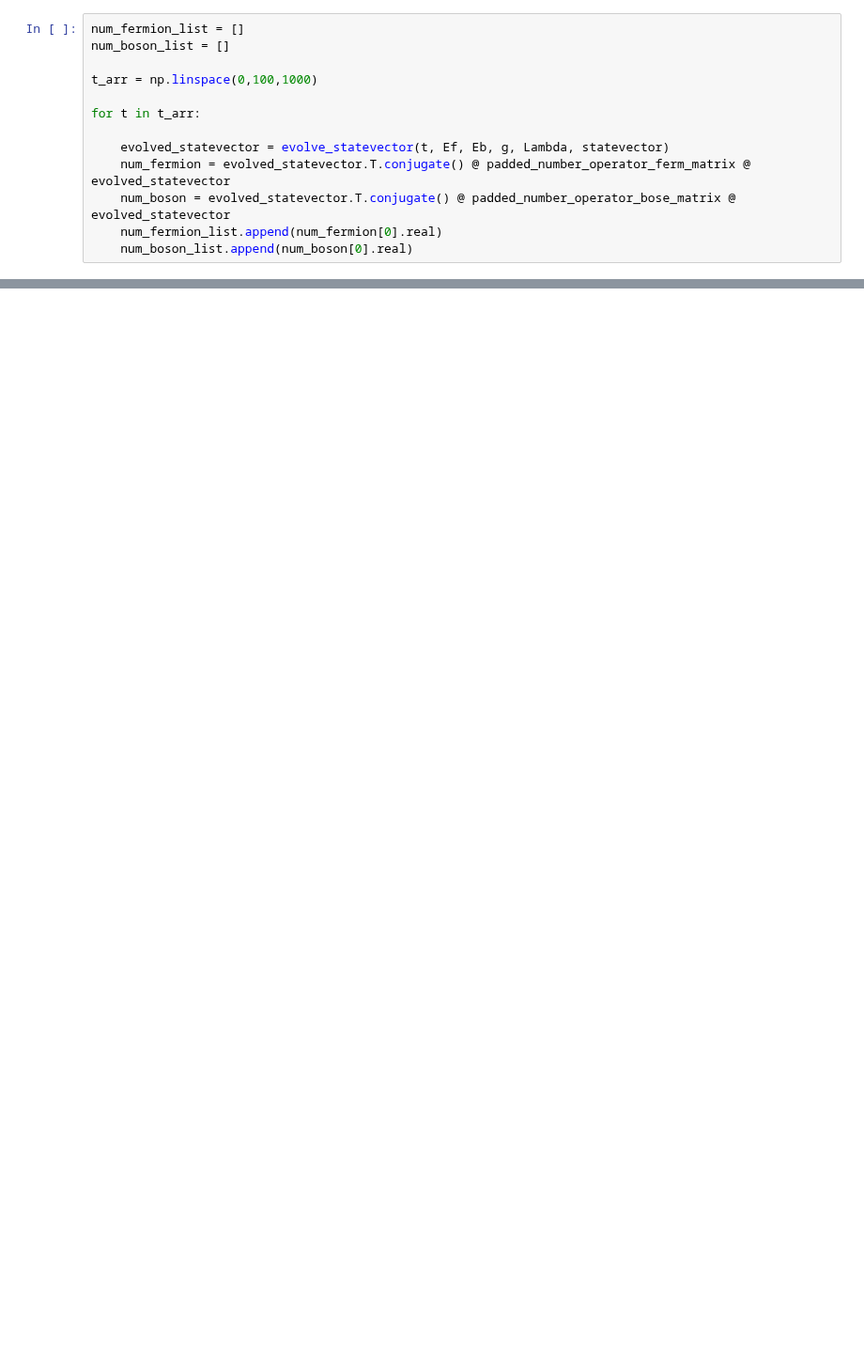
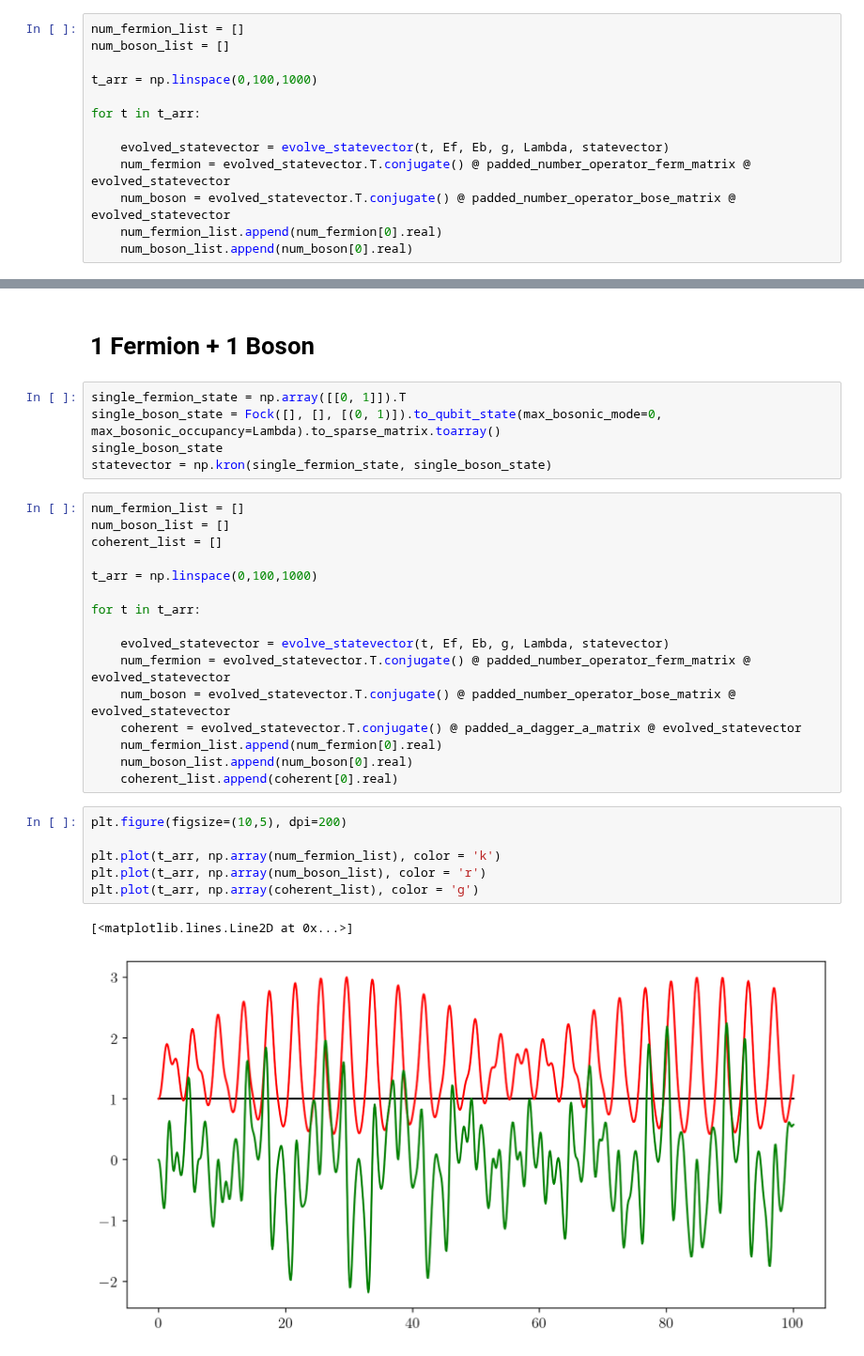
Before and after one commit to cgustin99/OpenParticle, a Jupyter notebook: models/Yukawa/static_yukawa_sv_sim.ipynb, the cells around one changed output, grey strips where cells are left out. Shown at 94% size. Saved outputs shown, nothing was run; the diff lists cells and outputs as text; blank space fills up the shorter version.

```diff
--- a/models/Yukawa/static_yukawa_sv_sim.ipynb
+++ b/models/Yukawa/static_yukawa_sv_sim.ipynb
@@ -227,0 +242,32 @@ R_theta_gate = phase_space_rotation_gate(Ef, t, Lambda)
+# %% [markdown]
+# 1 Fermion + 1 Boson
+# %%
+single_fermion_state = np.array([[0, 1]]).T
+single_boson_state = Fock([], [], [(0, 1)]).to_qubit_state(max_bosonic_mode=0, max_bosonic_occupancy=Lambda).to_sparse_matrix.toarray()
+single_boson_state
+statevector = np.kron(single_fermion_state, single_boson_state)
+# %%
+num_fermion_list = []
+num_boson_list = []
+coherent_list = []
+
+t_arr = np.linspace(0,100,1000)
+
+for t in t_arr:
+
+    evolved_statevector = evolve_statevector(t, Ef, Eb, g, Lambda, statevector)
+    num_fermion = evolved_statevector.T.conjugate() @ padded_number_operator_ferm_matrix @ evolved_statevector
+    num_boson = evolved_statevector.T.conjugate() @ padded_number_operator_bose_matrix @ evolved_statevector
+    coherent = evolved_statevector.T.conjugate() @ padded_a_dagger_a_matrix @ evolved_statevector
+    num_fermion_list.append(num_fermion[0].real)
+    num_boson_list.append(num_boson[0].real)
+    coherent_list.append(coherent[0].real)
+# %%
+plt.figure(figsize=(10,5), dpi=200)
+
+plt.plot(t_arr, np.array(num_fermion_list), color = 'k')
+plt.plot(t_arr, np.array(num_boson_list), color = 'r')
+plt.plot(t_arr, np.array(coherent_list), color = 'g')
+# %% [output]
+[<matplotlib.lines.Line2D at 0x...>]
+[figure, added]
```
Also changed, not shown: parts of 21 cells of this notebook.
